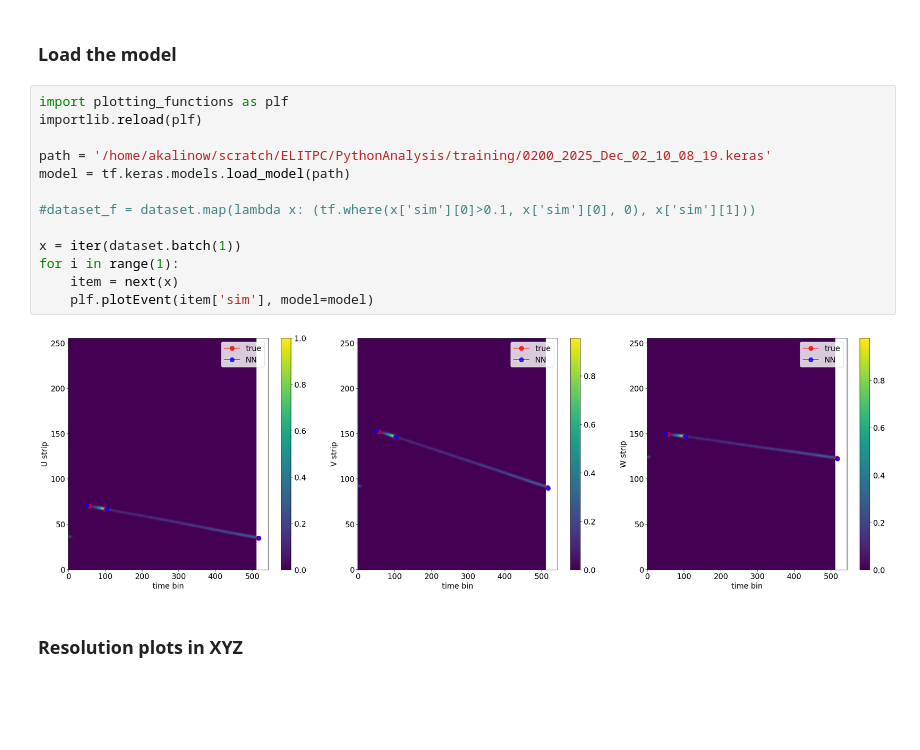
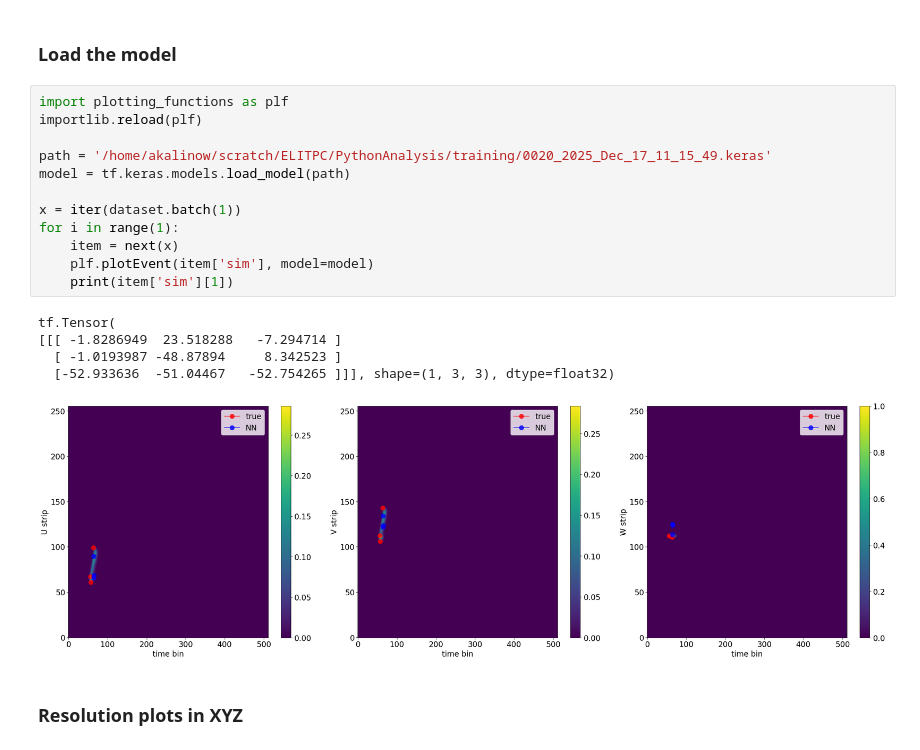
Before and after one commit to akalinow/TPCReco, a Jupyter notebook: PythonAnalysis/ipynb/ELITPC_analysis.ipynb, the cells around one changed output. Drawn from its saved outputs; the diff is of its cells as text; blank space fills up the shorter version.

```diff
--- a/PythonAnalysis/ipynb/ELITPC_analysis.ipynb
+++ b/PythonAnalysis/ipynb/ELITPC_analysis.ipynb
@@ -142,18 +142,21 @@ Wall time: 4.65 s
 # %%
 import plotting_functions as plf
 importlib.reload(plf)
 
-path = '/home/akalinow/scratch/ELITPC/PythonAnalysis/training/0200_2025_Dec_02_10_08_19.keras'
+path = '/home/akalinow/scratch/ELITPC/PythonAnalysis/training/0020_2025_Dec_17_11_15_49.keras'
 model = tf.keras.models.load_model(path)
-
-#dataset_f = dataset.map(lambda x: (tf.where(x['sim'][0]>0.1, x['sim'][0], 0), x['sim'][1]))
 
 x = iter(dataset.batch(1))
 for i in range(1):
     item = next(x)
     plf.plotEvent(item['sim'], model=model)
+    print(item['sim'][1])
 # %% [output]
+tf.Tensor(
+[[[ -1.8286949  23.518288   -7.294714 ]
+  [ -1.0193987 -48.87894     8.342523 ]
+  [-52.933636  -51.04467   -52.754265 ]]], shape=(1, 3, 3), dtype=float32)
-[figure, old version]
+[figure, new version]
 # %% [markdown]
 ### Resolution plots in XYZ
 # %%
```
Also changed, not shown: parts of 10 cells of this notebook, 12 other files.
